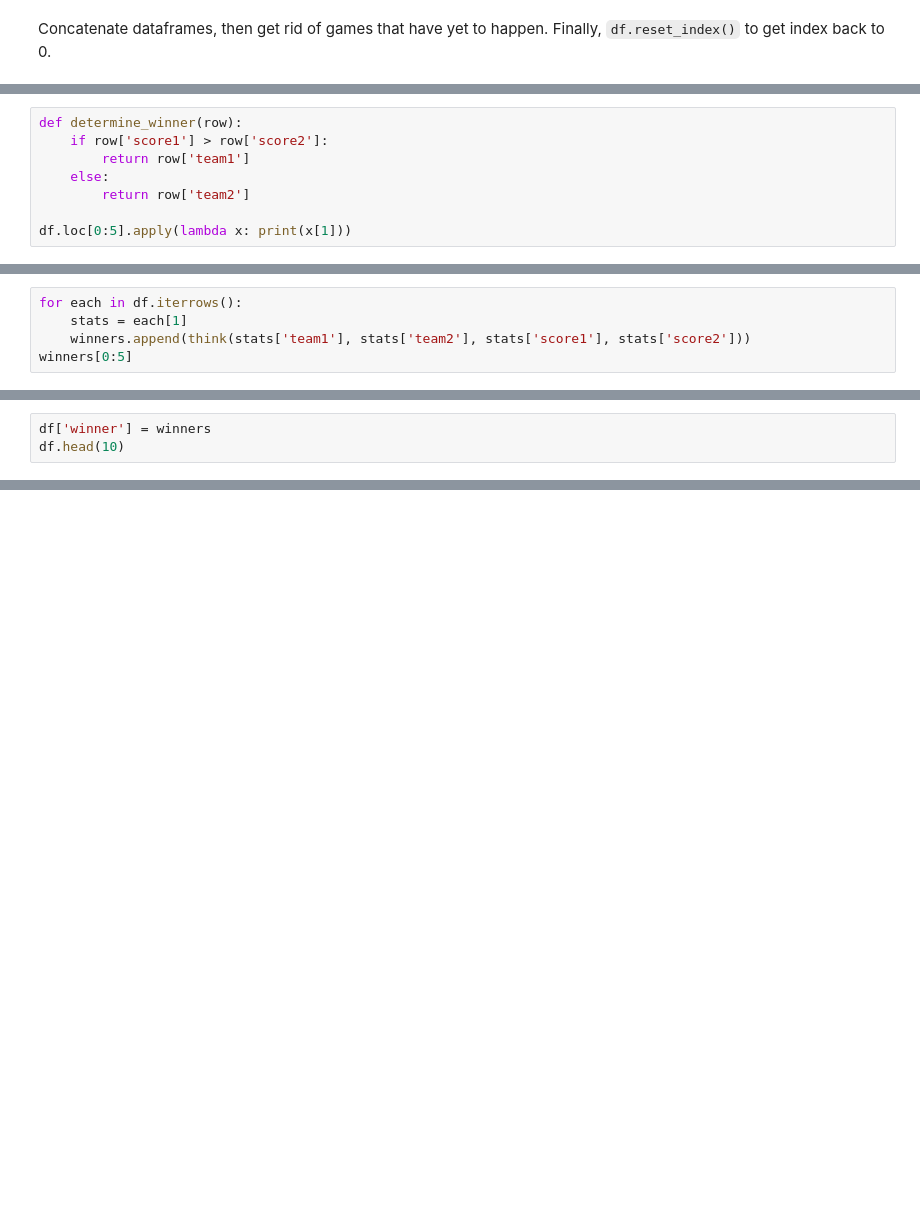
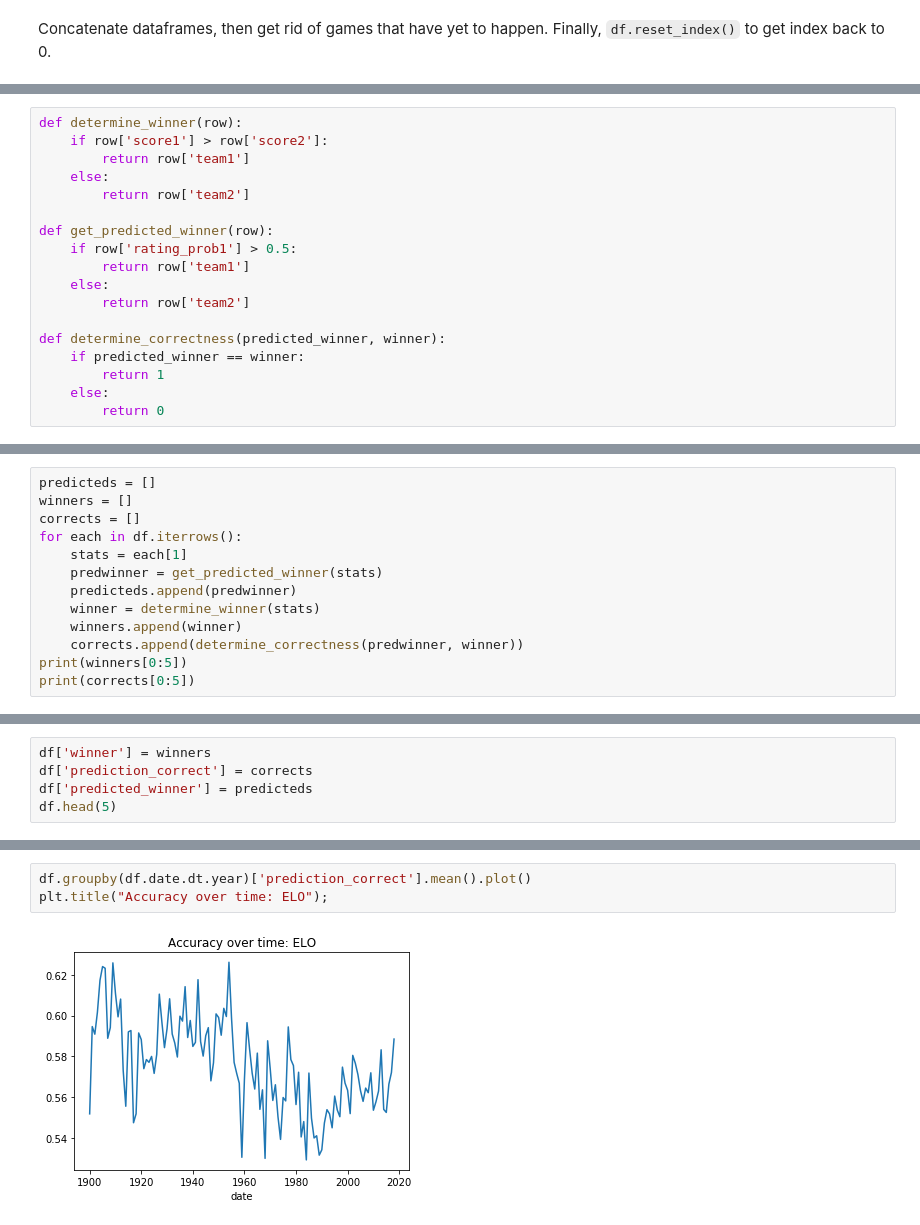
Before and after one commit to dariuskay/ELO-Uniformity, a Jupyter notebook: ELO.ipynb, the cells around one changed output, grey strips where cells are left out. Cells and saved outputs as stored; diff of their text form; blank space fills up the shorter version.

```diff
--- a/ELO.ipynb
+++ b/ELO.ipynb
@@ -64,4 +64,14 @@ def determine_winner(row):
     else:
         return row['team2']
 
-df.loc[0:5].apply(lambda x: print(x[1]))
+def get_predicted_winner(row):
+    if row['rating_prob1'] > 0.5:
+        return row['team1']
+    else:
+        return row['team2']
+
+def determine_correctness(predicted_winner, winner):
+    if predicted_winner == winner:
+        return 1
+    else:
+        return 0
@@ -103,5 +77,0 @@ dtype: object
-# %%
-for each in df.iterrows():
-    stats = each[1]
-    winners.append(think(stats['team1'], stats['team2'], stats['score1'], stats['score2']))
-winners[0:5]
@@ -109,0 +78,13 @@ winners[0:5]
+# %%
+predicteds = []
+winners = []
+corrects = []
+for each in df.iterrows():
+    stats = each[1]
+    predwinner = get_predicted_winner(stats)
+    predicteds.append(predwinner)
+    winner = determine_winner(stats)
+    winners.append(winner)
+    corrects.append(determine_correctness(predwinner, winner))
+print(winners[0:5])
+print(corrects[0:5])
@@ -110,4 +94,6 @@ winners[0:5]
 # %%
 df['winner'] = winners
-df.head(10)
+df['prediction_correct'] = corrects
+df['predicted_winner'] = predicteds
+df.head(5)
 # %% [output]
@@ -125,0 +107,5 @@ df.head(10)
+# %%
+df.groupby(df.date.dt.year)['prediction_correct'].mean().plot()
+plt.title("Accuracy over time: ELO");
+# %% [output]
+[figure, added]
```
Also changed, not shown: parts of 8 cells of this notebook.
